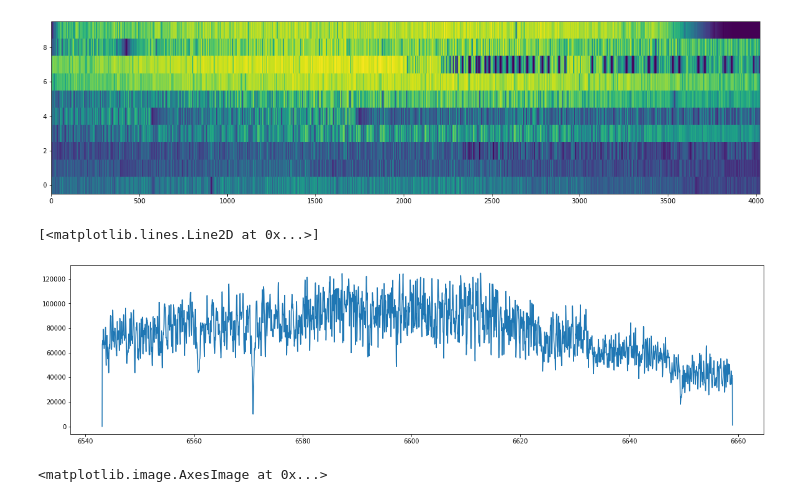
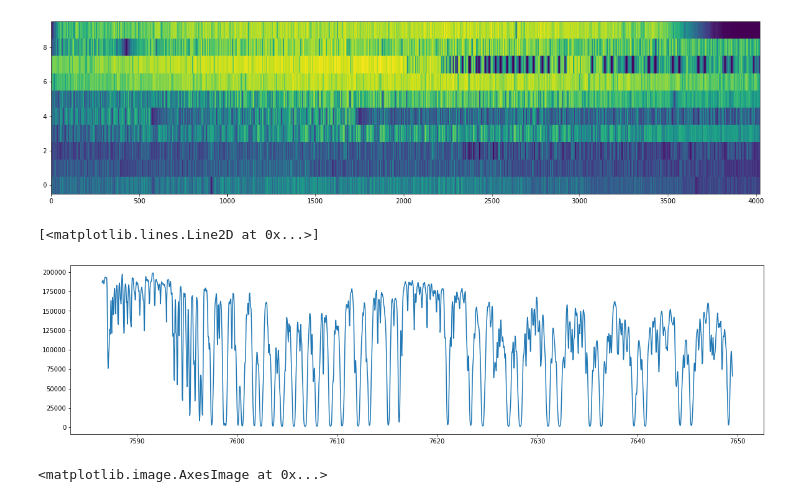
Before and after one commit to howardisaacson/Intro-2-Spectra, a Jupyter notebook: analysis/hires/hires_reduced.ipynb, the cells around one changed output. Saved outputs shown, nothing was run; the diff lists cells and outputs as text; code cells hidden in the pictures.

```diff
--- a/analysis/hires/hires_reduced.ipynb
+++ b/analysis/hires/hires_reduced.ipynb
@@ -79,11 +79,14 @@ data1.shape
 # %%
 # Plot the H-alpha line
 
 plt.figure(figsize=(20,5))
-plt.plot(iwav[0,:],data1[0,0:])
+ord=7
+p1=2000
+p2=4000
+plt.plot(iwav[ord,p1:p2],data1[ord,p1:p2])
 # %% [output]
 [<matplotlib.lines.Line2D at 0x...>]
-[figure, old version]
+[figure, new version]
 # %%
 # Plot the middle chip
 plt.figure(figsize=(20,5))
```
